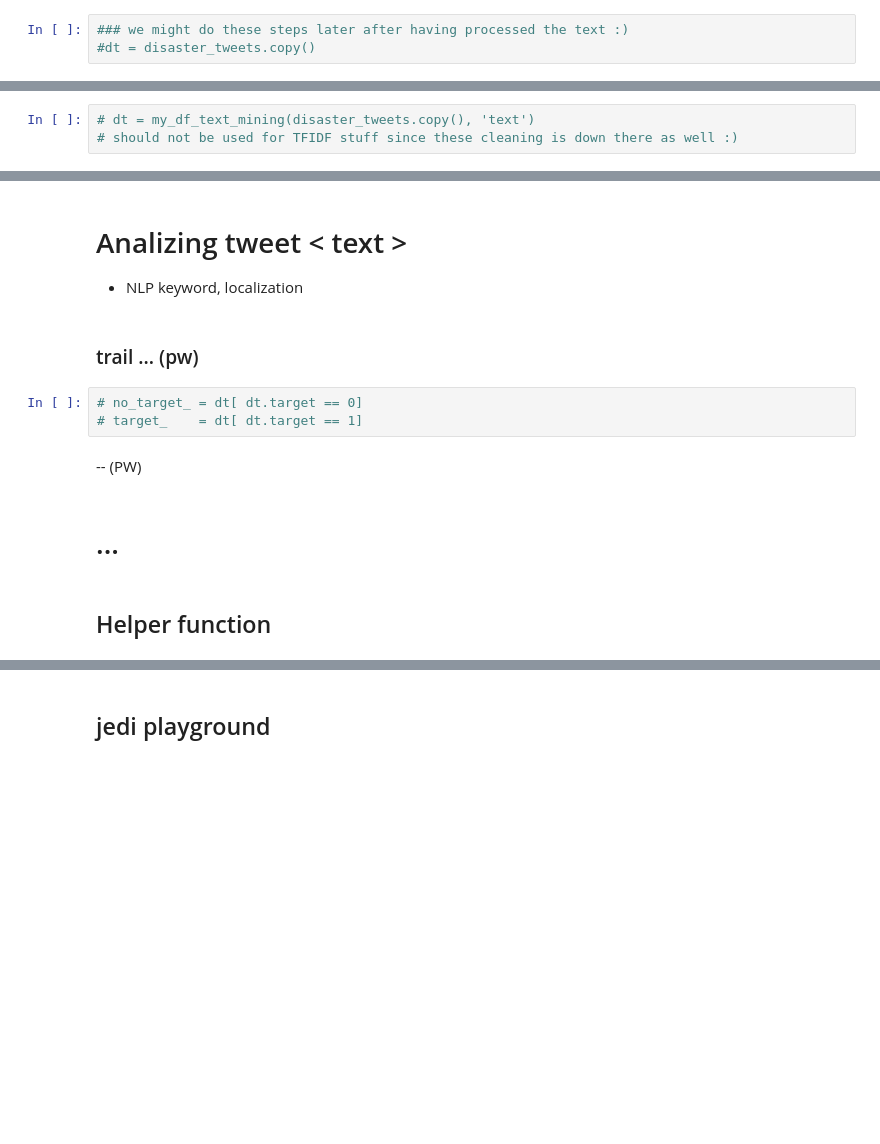
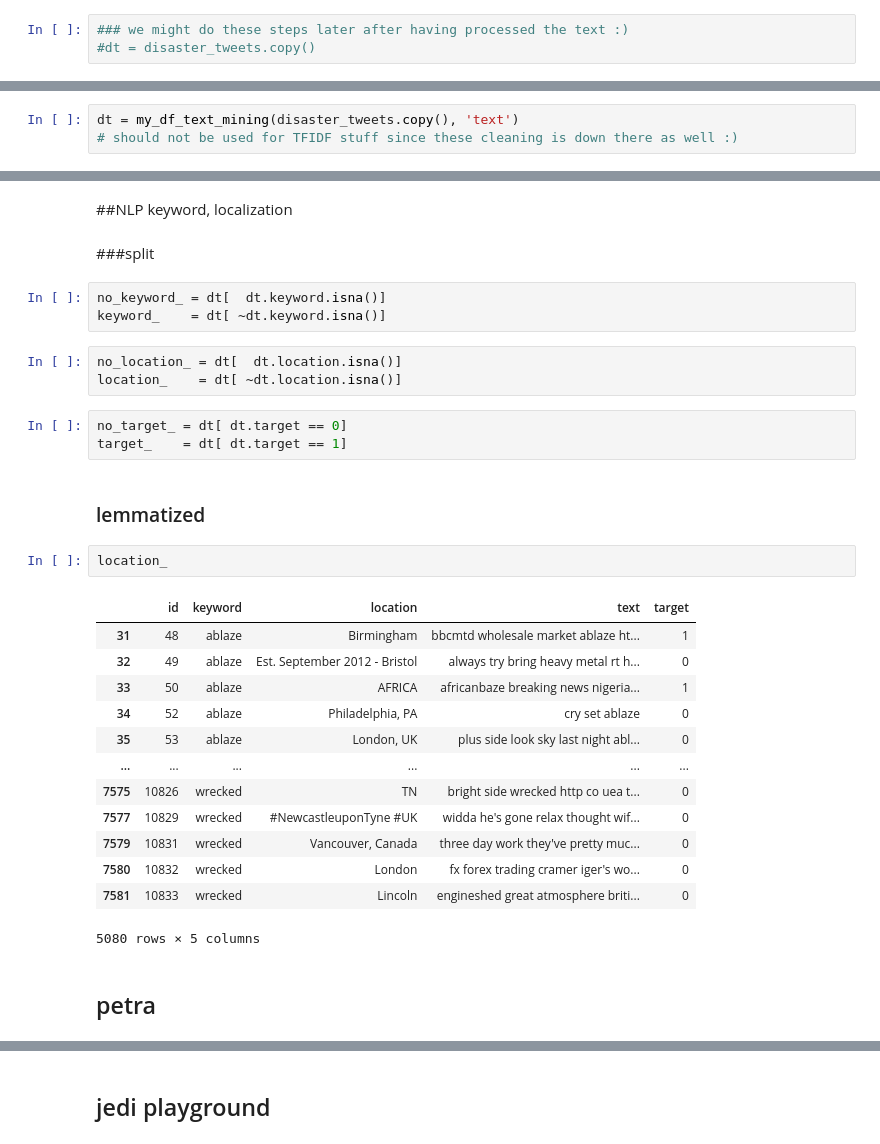
Before and after one commit to TTD-JPO/TDD-project, a Jupyter notebook: Main_TweetDisasterDetection.ipynb, the cells around one changed output, grey strips where cells are left out. Saved outputs shown, nothing was run; the diff lists cells and outputs as text; blank space fills up the shorter version.

```diff
--- a/Main_TweetDisasterDetection.ipynb
+++ b/Main_TweetDisasterDetection.ipynb
@@ -154,3 +185,3 @@ dtt_clean.head(2)
 # %%
-# dt = my_df_text_mining(disaster_tweets.copy(), 'text')
+dt = my_df_text_mining(disaster_tweets.copy(), 'text')
 # should not be used for TFIDF stuff since these cleaning is down there as well :)
@@ -157,14 +195,33 @@ dtt_clean.head(2)
 # %% [markdown]
-# Analizing tweet < text >
-- NLP keyword, localization
+##NLP keyword, localization
-# %% [markdown]
-### trail ... (pw)
+# %% [markdown]
+###split
+# %%
+no_keyword_ = dt[  dt.keyword.isna()]
+keyword_    = dt[ ~dt.keyword.isna()]
+# %%
+no_location_ = dt[  dt.location.isna()]
+location_    = dt[ ~dt.location.isna()]
 # %%
-# no_target_ = dt[ dt.target == 0]
-# target_    = dt[ dt.target == 1]
+no_target_ = dt[ dt.target == 0]
+target_    = dt[ dt.target == 1]
 # %% [markdown]
--- (PW)
+### lemmatized
+# %%
+location_
+# %% [output]
+|  | id | keyword | location | text | target |
+| 31 | 48 | ablaze | Birmingham | bbcmtd wholesale market ablaze ht... | 1 |
+| 32 | 49 | ablaze | Est. September 2012 - Bristol | always try bring heavy metal rt h... | 0 |
+| 33 | 50 | ablaze | AFRICA | africanbaze breaking news nigeria... | 1 |
+| 34 | 52 | ablaze | Philadelphia, PA | cry set ablaze | 0 |
+| 35 | 53 | ablaze | London, UK | plus side look sky last night abl... | 0 |
+| ... | ... | ... | ... | ... | ... |
+| 7575 | 10826 | wrecked | TN | bright side wrecked http co uea t... | 0 |
+| 7577 | 10829 | wrecked | #NewcastleuponTyne #UK | widda he's gone relax thought wif... | 0 |
+| 7579 | 10831 | wrecked | Vancouver, Canada | three day work they've pretty muc... | 0 |
+| 7580 | 10832 | wrecked | London | fx forex trading cramer iger's wo... | 0 |
+| 7581 | 10833 | wrecked | Lincoln | engineshed great atmosphere briti... | 0 |
+5080 rows × 5 columns
 # %% [markdown]
-# ...
+## petra
-# %% [markdown]
-## Helper function
```
Also changed, not shown: parts of 32 cells of this notebook.
